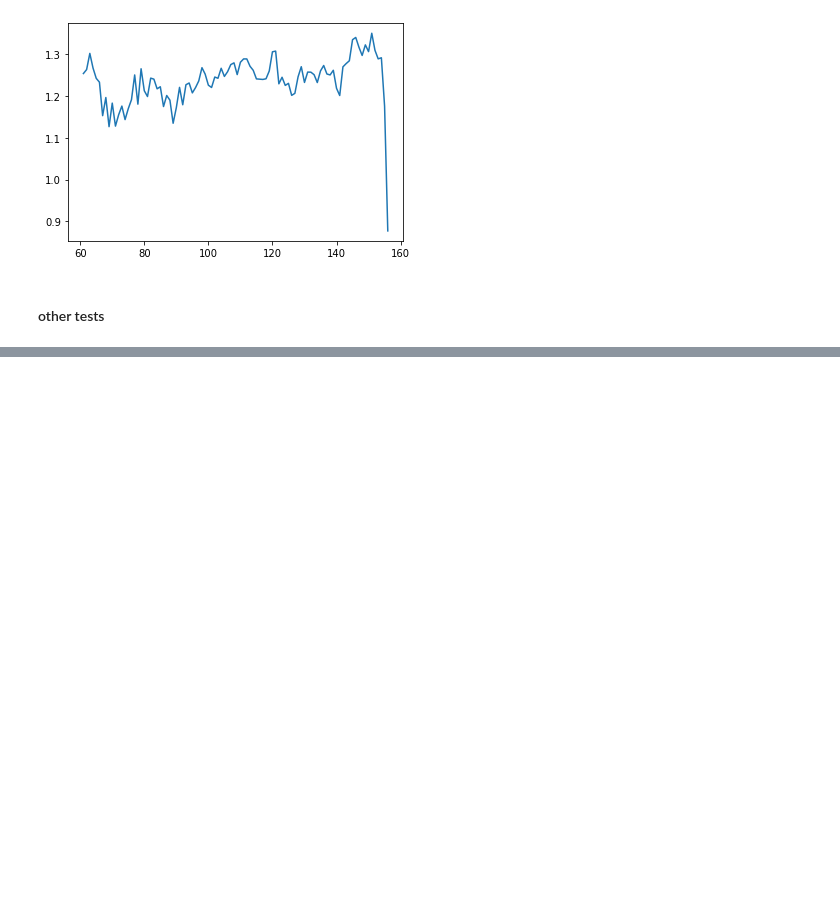
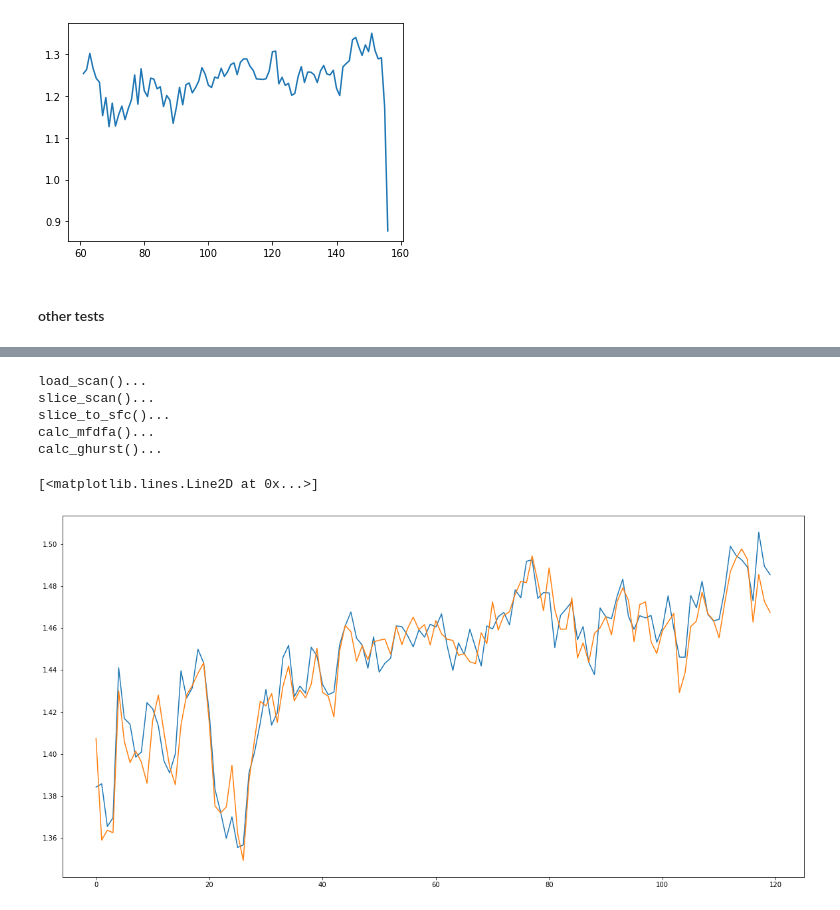
Before and after one commit to Mark-Kac-Center/FSCA, a Jupyter notebook: nb_tests.ipynb, the cells around one changed output, grey strips where cells are left out. Drawn from its saved outputs; the diff is of its cells as text; code cells hidden in the pictures; blank space fills up the shorter version.

Commit message:
quantize_val tests + docstring

```diff
--- a/nb_tests.ipynb
+++ b/nb_tests.ipynb
@@ -373,0 +545,3 @@ plt.plot(ah.Hs[:,29])
+# %%
+scan_file = 'test-data/scanfile.nii.gz'
+ah = mfractal_mri(verbose=True)
@@ -373,0 +560,22 @@ plt.plot(ah.Hs[:,29])
+# %%
+Hs_quantized = ah.Hs.copy()
+# %%
+ah.pipeline(scan_file = scan_file,
+            slice_axis='z',
+            preprocess_scan = False,
+            quantize_val = False)
+# %% [output]
+load_scan()...
+slice_scan()...
+slice_to_sfc()...
+calc_mfdfa()...
+calc_ghurst()...
+# %%
+Hs_not_quantized = ah.Hs.copy()
+# %%
+plt.figure(figsize=(20,10))
+plt.plot(Hs_not_quantized[20:140,29])
+plt.plot(Hs_quantized[20:140,29])
+# %% [output]
+[<matplotlib.lines.Line2D at 0x...>]
+[figure, added]
```
Also changed, not shown: parts of 25 cells of this notebook, 2 other files.
